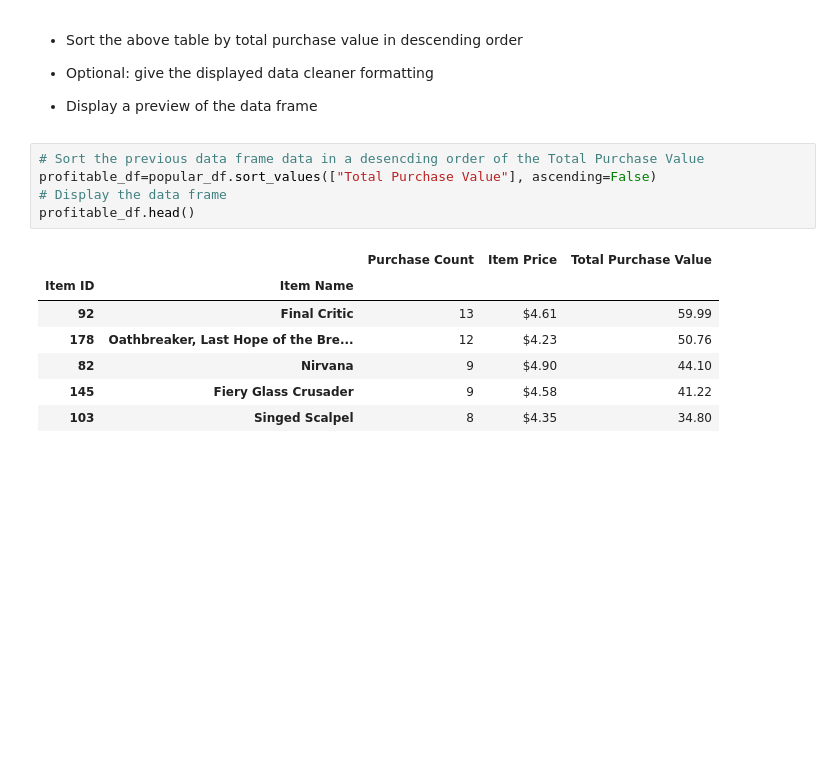
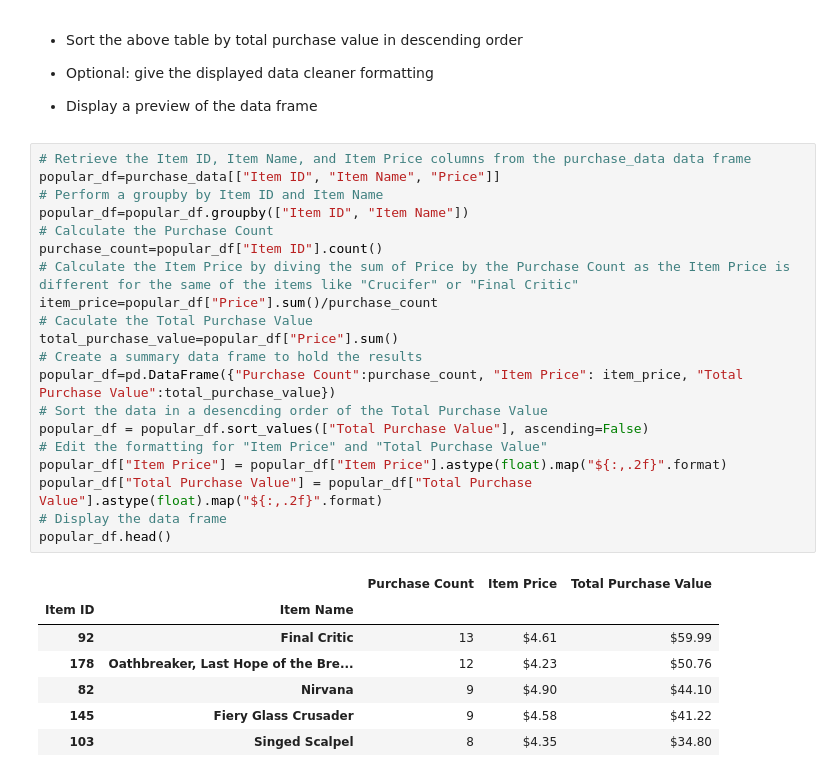
Before and after one commit to NazihZaz/Learning-Pandas-Library, a Jupyter notebook: HeroesOfPymoli/HeroesOfPymoli.ipynb, the cells around one changed output. Drawn from its saved outputs; the diff is of its cells as text; blank space fills up the shorter version.

```diff
--- a/HeroesOfPymoli/HeroesOfPymoli.ipynb
+++ b/HeroesOfPymoli/HeroesOfPymoli.ipynb
@@ -421,16 +334,31 @@ popular_df.head()
 
 
 * Display a preview of the data frame
-# %%
-# Sort the previous data frame data in a desencding order of the Total Purchase Value
-profitable_df=popular_df.sort_values(["Total Purchase Value"], ascending=False)
-# Display the data frame
-profitable_df.head()
-# %% [output]
-|  |  | Purchase Count | Item Price | Total Purchase Value |
-| Item ID | Item Name |  |  |  |
-| 92 | Final Critic | 13 | $4.61 | 59.99 |
-| 178 | Oathbreaker, Last Hope of the Bre... | 12 | $4.23 | 50.76 |
-| 82 | Nirvana | 9 | $4.90 | 44.10 |
-| 145 | Fiery Glass Crusader | 9 | $4.58 | 41.22 |
-| 103 | Singed Scalpel | 8 | $4.35 | 34.80 |
+# %%
+# Retrieve the Item ID, Item Name, and Item Price columns from the purchase_data data frame
+popular_df=purchase_data[["Item ID", "Item Name", "Price"]]
+# Perform a groupby by Item ID and Item Name
+popular_df=popular_df.groupby(["Item ID", "Item Name"])
+# Calculate the Purchase Count
+purchase_count=popular_df["Item ID"].count()
+# Calculate the Item Price by diving the sum of Price by the Purchase Count as the Item Price is different for the same of the items like "Crucifer" or "Final Critic"
+item_price=popular_df["Price"].sum()/purchase_count
+# Caculate the Total Purchase Value
+total_purchase_value=popular_df["Price"].sum()
+# Create a summary data frame to hold the results
+popular_df=pd.DataFrame({"Purchase Count":purchase_count, "Item Price": item_price, "Total Purchase Value":total_purchase_value})
+# Sort the data in a desencding order of the Total Purchase Value
+popular_df = popular_df.sort_values(["Total Purchase Value"], ascending=False)
+# Edit the formatting for "Item Price" and "Total Purchase Value"
+popular_df["Item Price"] = popular_df["Item Price"].astype(float).map("${:,.2f}".format)
+popular_df["Total Purchase Value"] = popular_df["Total Purchase Value"].astype(float).map("${:,.2f}".format)
+# Display the data frame
+popular_df.head()
+# %% [output]
+|  |  | Purchase Count | Item Price | Total Purchase Value |
+| Item ID | Item Name |  |  |  |
+| 92 | Final Critic | 13 | $4.61 | $59.99 |
+| 178 | Oathbreaker, Last Hope of the Bre... | 12 | $4.23 | $50.76 |
+| 82 | Nirvana | 9 | $4.90 | $44.10 |
+| 145 | Fiery Glass Crusader | 9 | $4.58 | $41.22 |
+| 103 | Singed Scalpel | 8 | $4.35 | $34.80 |
```
Also changed, not shown: parts of 3 cells of this notebook, 1 other file.
